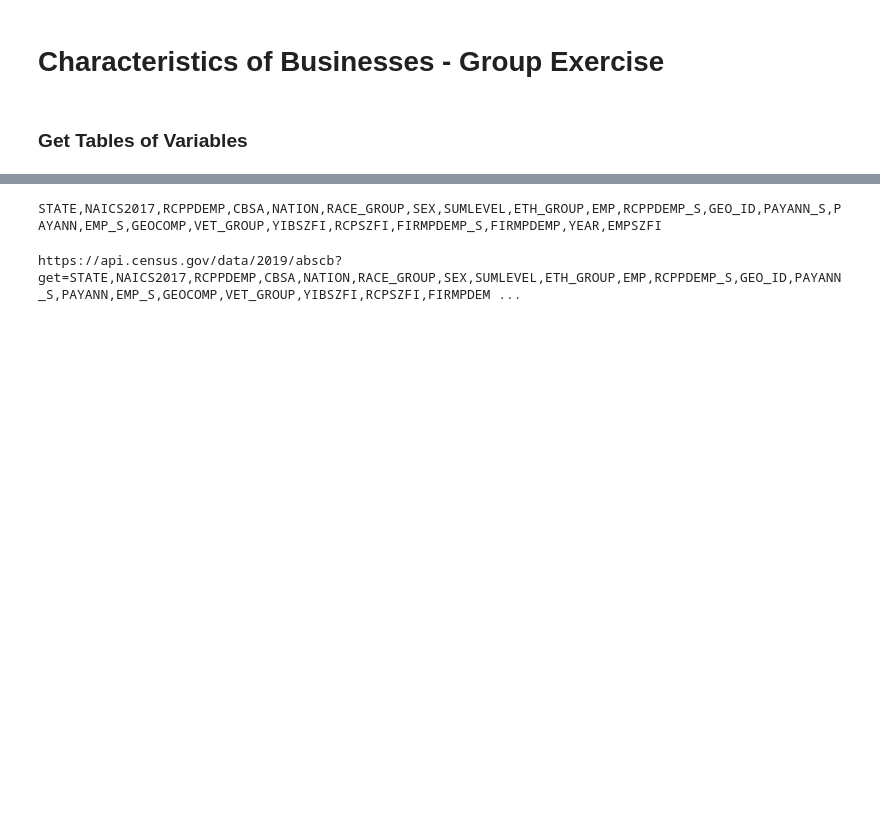
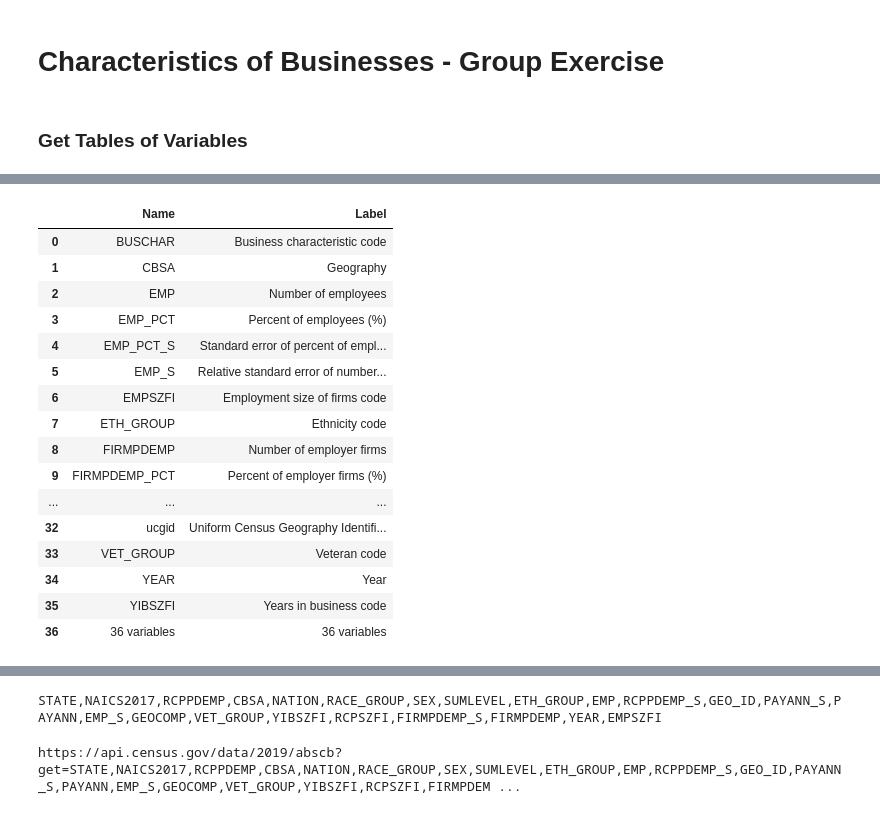
Before and after one commit to jedc4xer/group_census_exercise, a Jupyter notebook: data_exploration.ipynb, the cells around one changed output, grey strips where cells are left out. Saved outputs shown, nothing was run; the diff lists cells and outputs as text; code cells hidden in the pictures; blank space fills up the shorter version.

```diff
--- a/data_exploration.ipynb
+++ b/data_exploration.ipynb
@@ -44,0 +100,20 @@ for df in [tech_vars, owner_vars, characteristic_vars, company_summary_vars]:
+# %%
+characteristic_vars
+# %% [output]
+|  | Name | Label |
+| 0 | BUSCHAR | Business characteristic code |
+| 1 | CBSA | Geography |
+| 2 | EMP | Number of employees |
+| 3 | EMP_PCT | Percent of employees (%) |
+| 4 | EMP_PCT_S | Standard error of percent of empl... |
+| 5 | EMP_S | Relative standard error of number... |
+| 6 | EMPSZFI | Employment size of firms code |
+| 7 | ETH_GROUP | Ethnicity code |
+| 8 | FIRMPDEMP | Number of employer firms |
+| 9 | FIRMPDEMP_PCT | Percent of employer firms (%) |
+| ... | ... | ... |
+| 32 | ucgid | Uniform Census Geography Identifi... |
+| 33 | VET_GROUP | Veteran code |
+| 34 | YEAR | Year |
+| 35 | YIBSZFI | Years in business code |
+| 36 | 36 variables | 36 variables |
```
Also changed, not shown: parts of 7 cells of this notebook.
